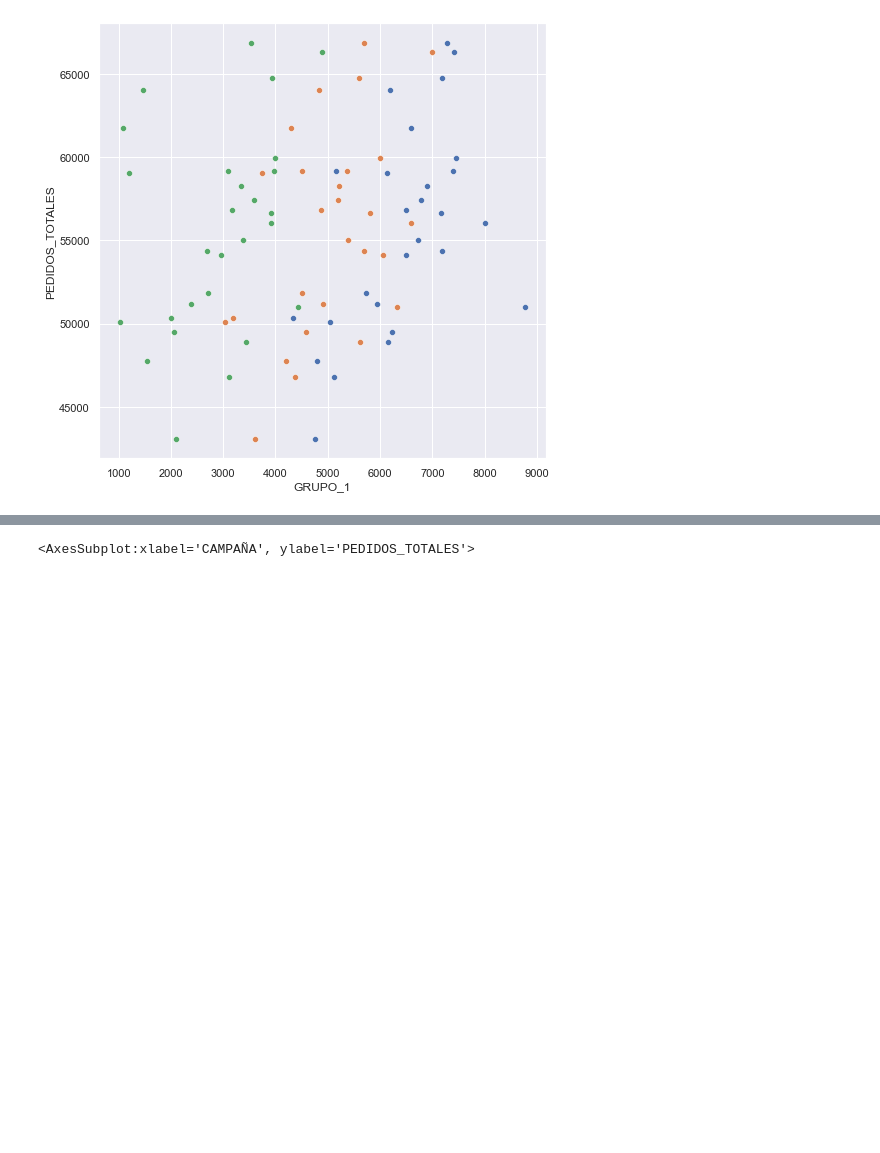
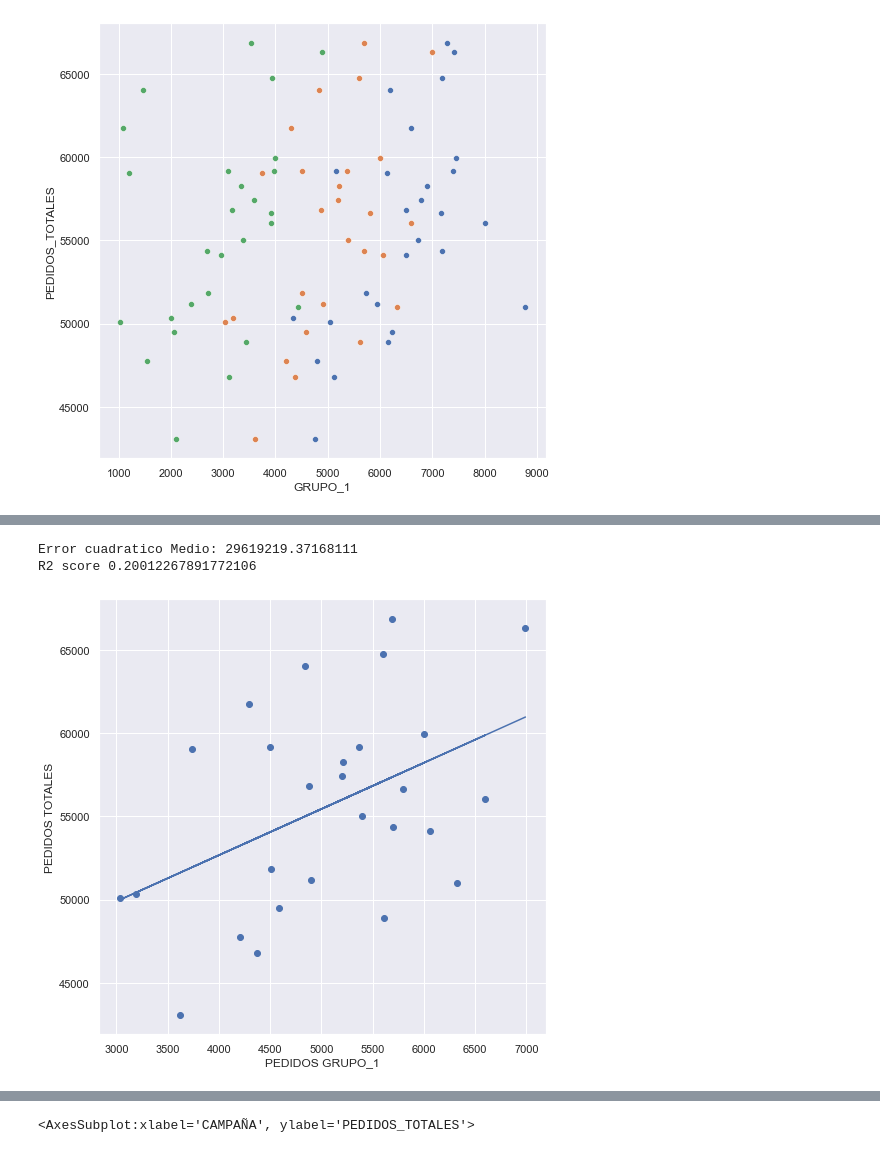
Before and after one commit to ignacio1511/Azzorti-Challenge, a Jupyter notebook: pregunta3.ipynb, the cells around one changed output, grey strips where cells are left out. Saved outputs shown, nothing was run; the diff lists cells and outputs as text; code cells hidden in the pictures; blank space fills up the shorter version.

```diff
--- a/pregunta3.ipynb
+++ b/pregunta3.ipynb
@@ -249,0 +322,25 @@ Los pedidos totales seran 31834.894671350638 pedidos
+# %%
+## Regresion lineal X = GRUPO_2
+
+X2 = df['GRUPO_2'].values.reshape(-1,1)
+y2 = df['PEDIDOS_TOTALES'].values.reshape(-1,1)
+modeloG2 = LinearRegression()
+modeloG2.fit(X2,y2)
+y_pred2 = modeloG2.predict(X2)
+
+modeloG2.coef_
+modeloG2.intercept_
+
+
+plt.scatter(X2,y2)
+plt.plot(X2,y_pred2)
+plt.ylabel('Ajuste de regresion lineal - Pedidos Totales vs G2')
+plt.xlabel('PEDIDOS GRUPO_1')
+plt.ylabel('PEDIDOS TOTALES')
+
+print('Error cuadratico Medio: ' + str(mean_squared_error(y2,y_pred2)))
+print('R2 score ' + str(r2_score(y2,y_pred2)))
+# %% [output]
+Error cuadratico Medio: 29619219.37168111
+R2 score 0.20012267891772106
+[figure, added]
```
Also changed, not shown: parts of 23 cells of this notebook.
